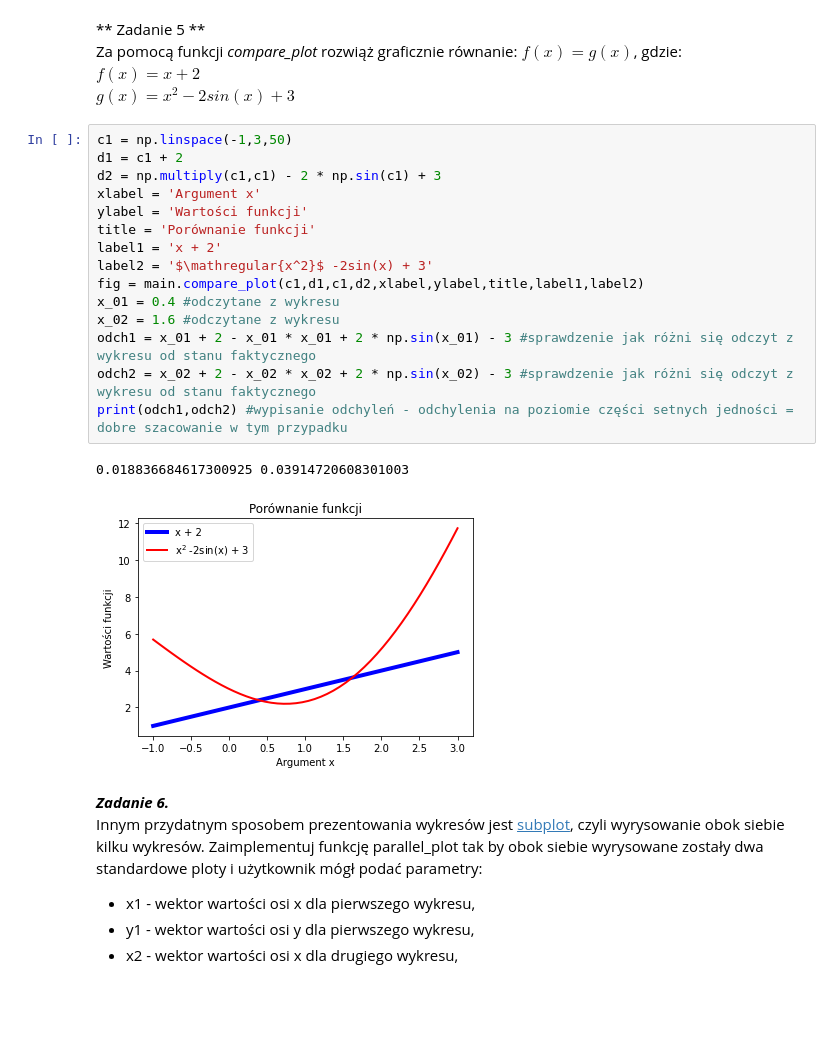
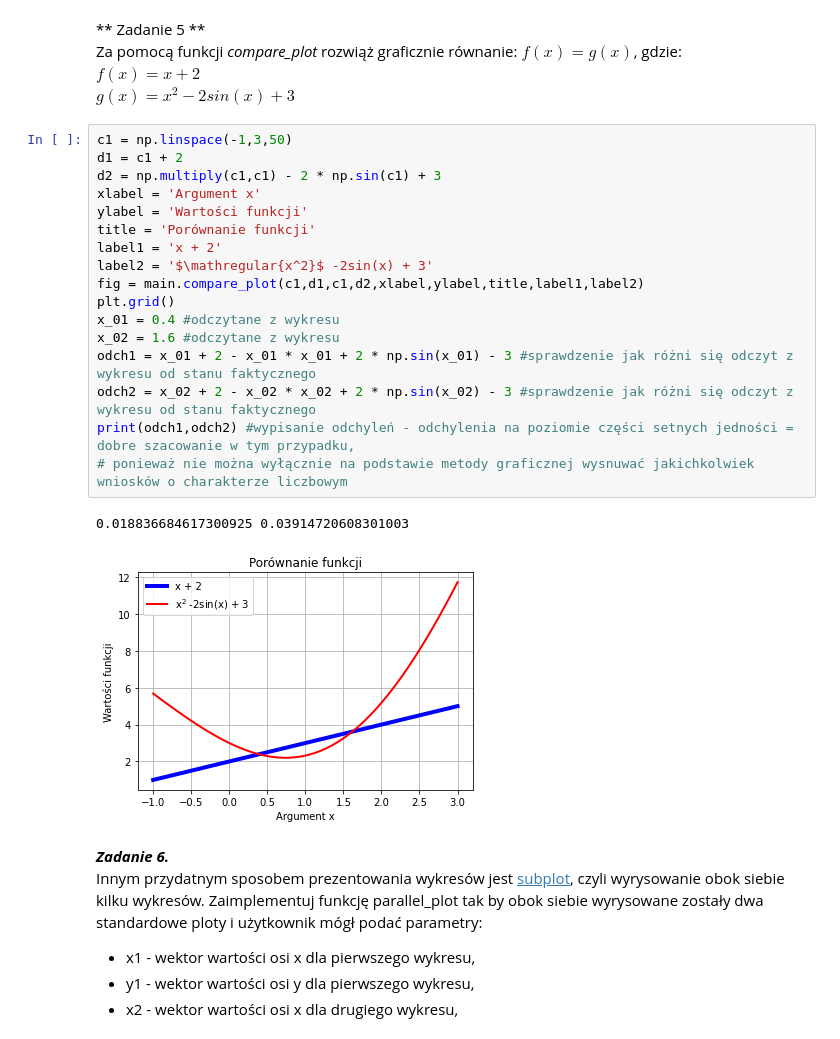
Before and after one commit to Smoku-creator/MetNum_Kacprzak2, a Jupyter notebook: sprawozdanie.ipynb, the cells around one changed output. Saved outputs shown, nothing was run; the diff lists cells and outputs as text; blank space fills up the shorter version.

```diff
--- a/sprawozdanie.ipynb
+++ b/sprawozdanie.ipynb
@@ -167,21 +167,23 @@ $g(x) = x^2 -2sin(x) + 3$
 # %%
 c1 = np.linspace(-1,3,50)
 d1 = c1 + 2
 d2 = np.multiply(c1,c1) - 2 * np.sin(c1) + 3
 xlabel = 'Argument x'
 ylabel = 'Wartości funkcji'
 title = 'Porównanie funkcji'
 label1 = 'x + 2'
 label2 = '$\mathregular{x^2}$ -2sin(x) + 3'
 fig = main.compare_plot(c1,d1,c1,d2,xlabel,ylabel,title,label1,label2)
+plt.grid()
 x_01 = 0.4 #odczytane z wykresu
 x_02 = 1.6 #odczytane z wykresu
 odch1 = x_01 + 2 - x_01 * x_01 + 2 * np.sin(x_01) - 3 #sprawdzenie jak różni się odczyt z wykresu od stanu faktycznego
 odch2 = x_02 + 2 - x_02 * x_02 + 2 * np.sin(x_02) - 3 #sprawdzenie jak różni się odczyt z wykresu od stanu faktycznego
-print(odch1,odch2) #wypisanie odchyleń - odchylenia na poziomie części setnych jedności = dobre szacowanie w tym przypadku
+print(odch1,odch2) #wypisanie odchyleń - odchylenia na poziomie części setnych jedności = dobre szacowanie w tym przypadku,
+# ponieważ nie można wyłącznie na podstawie metody graficznej wysnuwać jakichkolwiek wniosków o charakterze liczbowym
 # %% [output]
 0.018836684617300925 0.03914720608301003
-[figure, old version]
+[figure, new version]
 # %% [markdown]
 ***Zadanie 6.***
 Innym przydatnym sposobem prezentowania wykresów jest [subplot](https://matplotlib.org/3.3.2/api/_as_gen/matplotlib.pyplot.subplot.html), czyli wyrysowanie obok siebie kilku wykresów. Zaimplementuj funkcję parallel_plot tak by obok siebie wyrysowane zostały dwa standardowe ploty i użytkownik mógł podać parametry:
```
Also changed, not shown: parts of 2 cells of this notebook.
